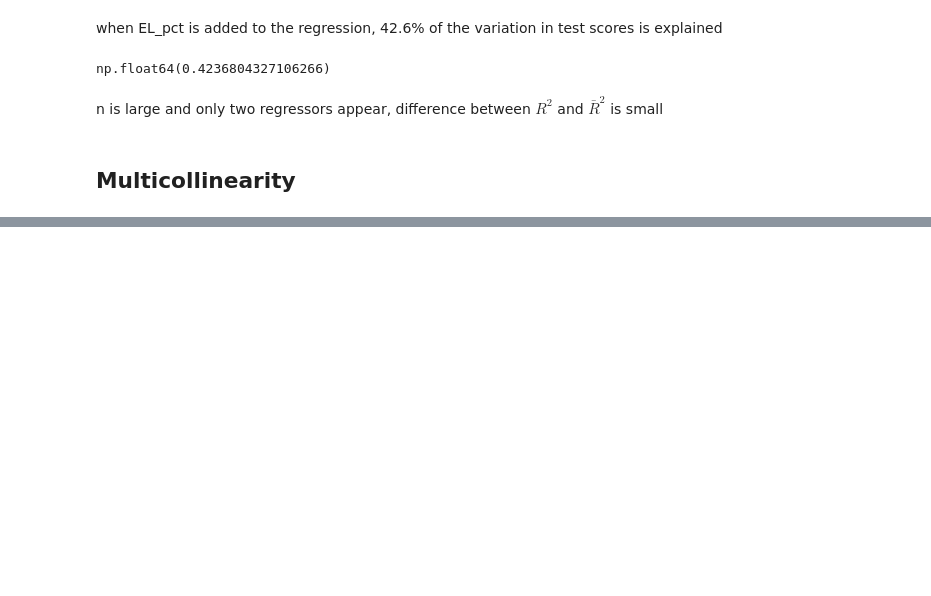
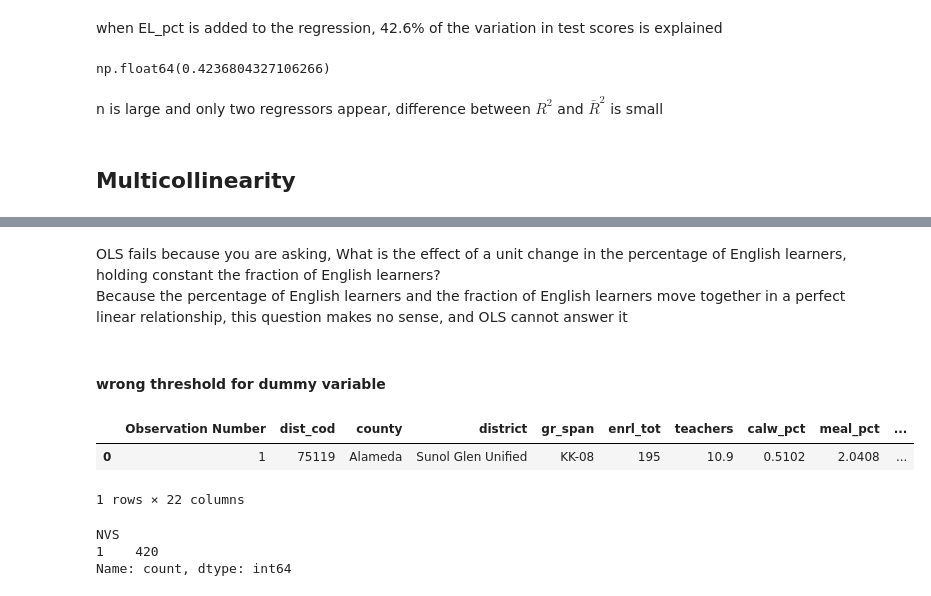
Before and after one commit to 42Ahmed/stockpy, a Jupyter notebook: _build/jupyter_execute/six.ipynb, the cells around one changed output, grey strips where cells are left out. Drawn from its saved outputs; the diff is of its cells as text; code cells hidden in the pictures; blank space fills up the shorter version.

```diff
--- a/_build/jupyter_execute/six.ipynb
+++ b/_build/jupyter_execute/six.ipynb
@@ -290,0 +337,20 @@ n is large and only two regressors appear, difference between $R^2$ and $\bar{R}
+# %% [markdown]
+OLS fails because you are asking, What is the effect of a unit change in the
+percentage of English learners, holding constant the fraction of English learners?
+Because the percentage of English learners and the fraction of English learners move
+together in a perfect linear relationship, this question makes no sense, and OLS cannot answer it
+# %% [markdown]
+#### wrong threshold for dummy variable
+# %%
+df['NVS'] = (df['str'] >= 12).astype(int)
+df.head(1)
+# %% [output]
+|  | Observation Number | dist_cod | county | district | gr_span | enrl_tot | teachers | calw_pct | meal_pct | ... |
+| 0 | 1 | 75119 | Alameda | Sunol Glen Unified | KK-08 | 195 | 10.9 | 0.5102 | 2.0408 | ... |
+1 rows × 22 columns
+# %%
+df['NVS'].value_counts()
+# %% [output]
+NVS
+1    420
+Name: count, dtype: int64
```
Also changed, not shown: parts of 30 cells of this notebook, 29 other files.
